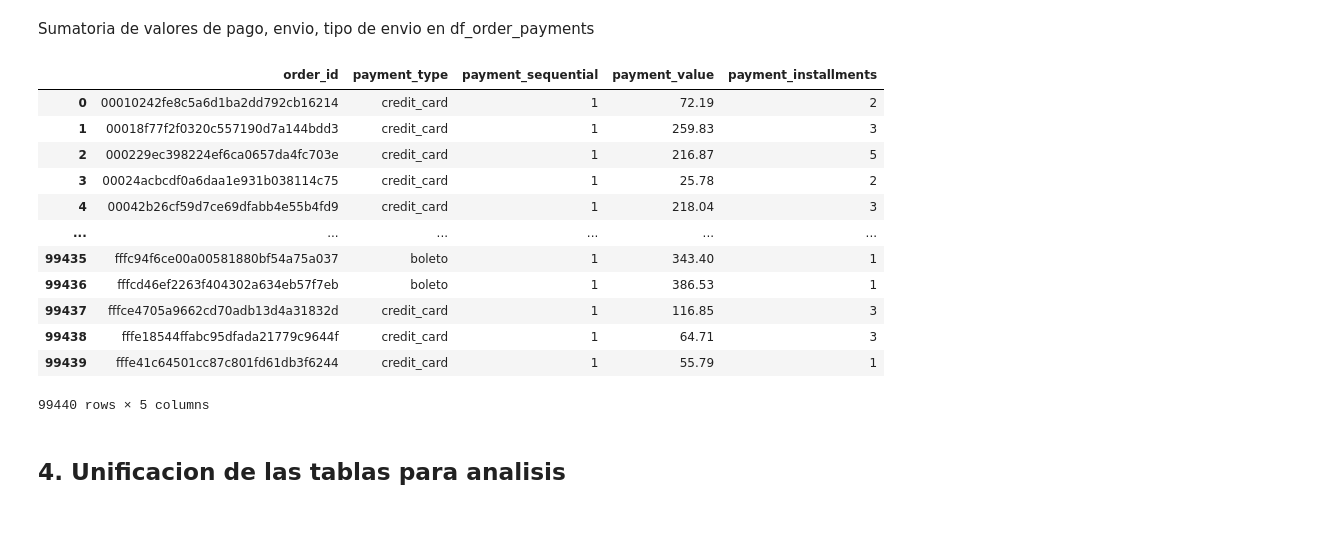
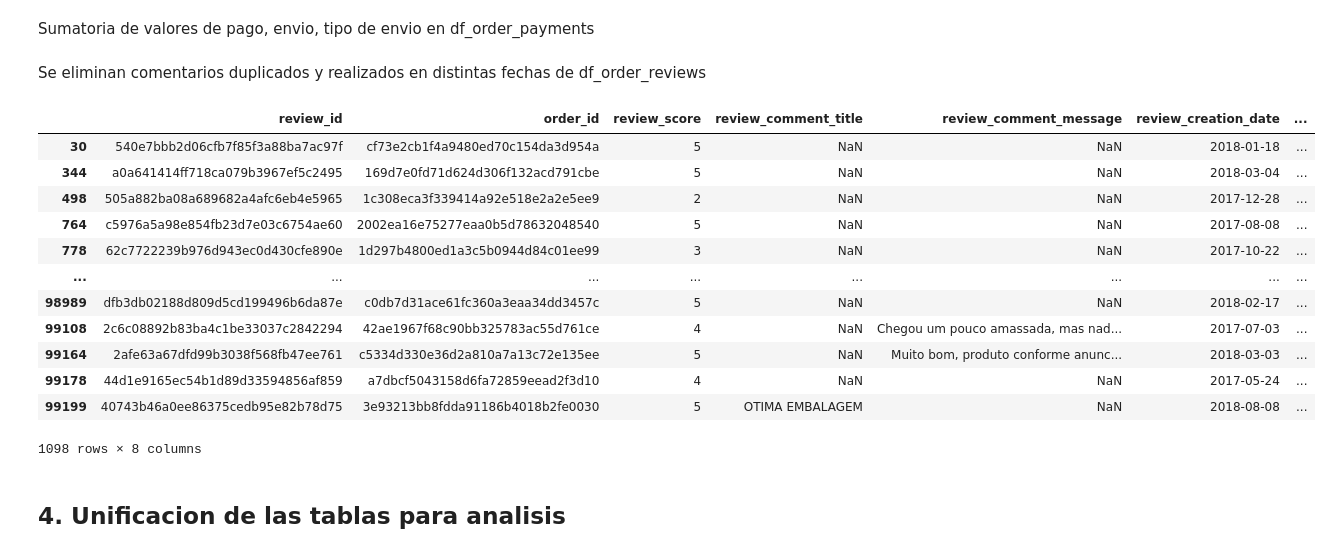
Before and after one commit to cgimenez92/trabajo_practico_PP4, a Jupyter notebook: TP_PP4.ipynb, the cells around one changed output. Saved outputs shown, nothing was run; the diff lists cells and outputs as text; code cells hidden in the pictures; blank space fills up the shorter version.

```diff
--- a/TP_PP4.ipynb
+++ b/TP_PP4.ipynb
@@ -326,16 +341,18 @@ df_order_payments = df_order_payments.groupby('order_id').agg({
-# %%
-df_order_payments
-# %% [output]
-|  | order_id | payment_type | payment_sequential | payment_value | payment_installments |
-| 0 | 00010242fe8c5a6d1ba2dd792cb16214 | credit_card | 1 | 72.19 | 2 |
-| 1 | 00018f77f2f0320c557190d7a144bdd3 | credit_card | 1 | 259.83 | 3 |
-| 2 | 000229ec398224ef6ca0657da4fc703e | credit_card | 1 | 216.87 | 5 |
-| 3 | 00024acbcdf0a6daa1e931b038114c75 | credit_card | 1 | 25.78 | 2 |
-| 4 | 00042b26cf59d7ce69dfabb4e55b4fd9 | credit_card | 1 | 218.04 | 3 |
-| ... | ... | ... | ... | ... | ... |
-| 99435 | fffc94f6ce00a00581880bf54a75a037 | boleto | 1 | 343.40 | 1 |
-| 99436 | fffcd46ef2263f404302a634eb57f7eb | boleto | 1 | 386.53 | 1 |
-| 99437 | fffce4705a9662cd70adb13d4a31832d | credit_card | 1 | 116.85 | 3 |
-| 99438 | fffe18544ffabc95dfada21779c9644f | credit_card | 1 | 64.71 | 3 |
-| 99439 | fffe41c64501cc87c801fd61db3f6244 | credit_card | 1 | 55.79 | 1 |
-99440 rows × 5 columns
+# %% [markdown]
+Se eliminan comentarios duplicados y realizados en distintas fechas de  df_order_reviews
+# %%
+df_order_reviews[df_order_reviews['order_id'].duplicated(keep=False)]
+# %% [output]
+|  | review_id | order_id | review_score | review_comment_title | review_comment_message | review_creation_date | ... |
+| 30 | 540e7bbb2d06cfb7f85f3a88ba7ac97f | cf73e2cb1f4a9480ed70c154da3d954a | 5 | NaN | NaN | 2018-01-18 | ... |
+| 344 | a0a641414ff718ca079b3967ef5c2495 | 169d7e0fd71d624d306f132acd791cbe | 5 | NaN | NaN | 2018-03-04 | ... |
+| 498 | 505a882ba08a689682a4afc6eb4e5965 | 1c308eca3f339414a92e518e2a2e5ee9 | 2 | NaN | NaN | 2017-12-28 | ... |
+| 764 | c5976a5a98e854fb23d7e03c6754ae60 | 2002ea16e75277eaa0b5d78632048540 | 5 | NaN | NaN | 2017-08-08 | ... |
+| 778 | 62c7722239b976d943ec0d430cfe890e | 1d297b4800ed1a3c5b0944d84c01ee99 | 3 | NaN | NaN | 2017-10-22 | ... |
+| ... | ... | ... | ... | ... | ... | ... | ... |
+| 98989 | dfb3db02188d809d5cd199496b6da87e | c0db7d31ace61fc360a3eaa34dd3457c | 5 | NaN | NaN | 2018-02-17 | ... |
+| 99108 | 2c6c08892b83ba4c1be33037c2842294 | 42ae1967f68c90bb325783ac55d761ce | 4 | NaN | Chegou um pouco amassada, mas nad... | 2017-07-03 | ... |
+| 99164 | 2afe63a67dfd99b3038f568fb47ee761 | c5334d330e36d2a810a7a13c72e135ee | 5 | NaN | Muito bom, produto conforme anunc... | 2018-03-03 | ... |
+| 99178 | 44d1e9165ec54b1d89d33594856af859 | a7dbcf5043158d6fa72859eead2f3d10 | 4 | NaN | NaN | 2017-05-24 | ... |
+| 99199 | 40743b46a0ee86375cedb95e82b78d75 | 3e93213bb8fdda91186b4018b2fe0030 | 5 | OTIMA EMBALAGEM | NaN | 2018-08-08 | ... |
+1098 rows × 8 columns
```
Also changed, not shown: parts of 30 cells of this notebook.
